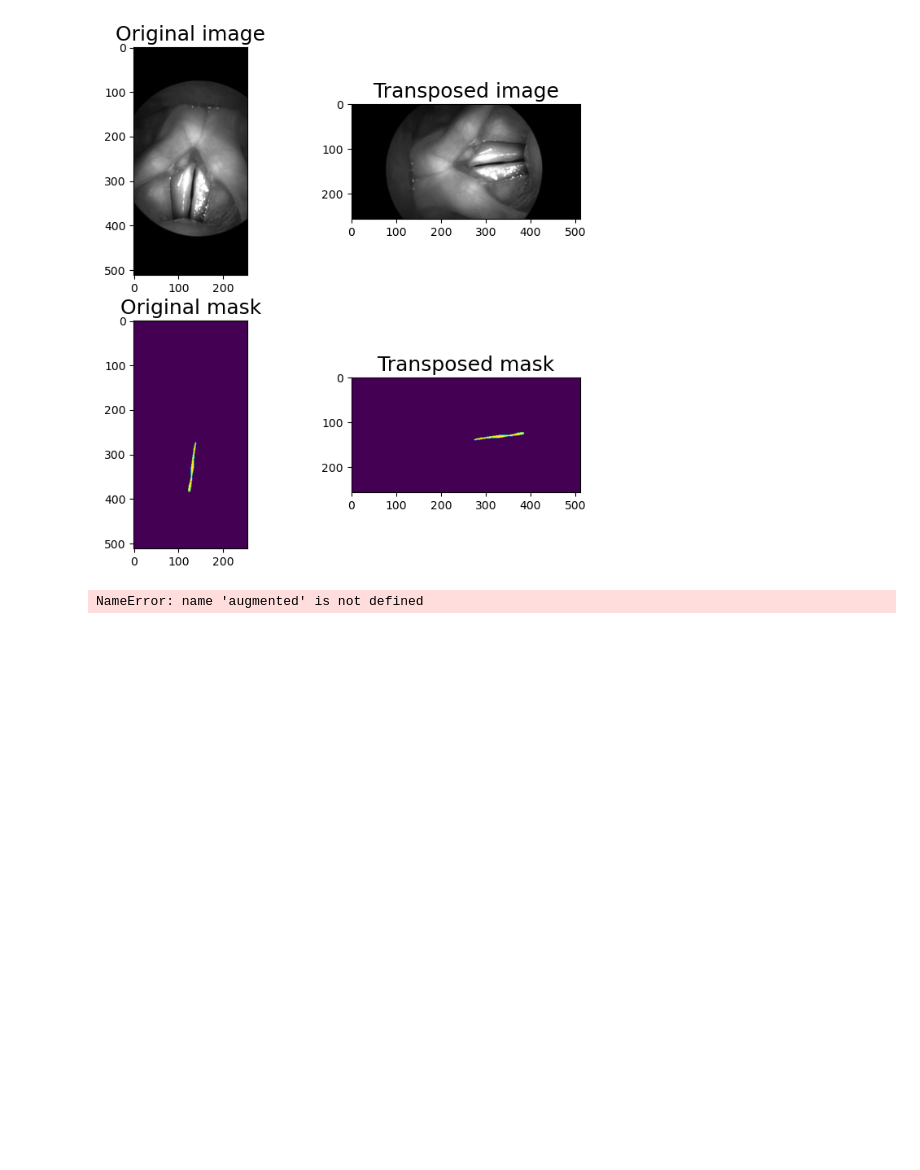
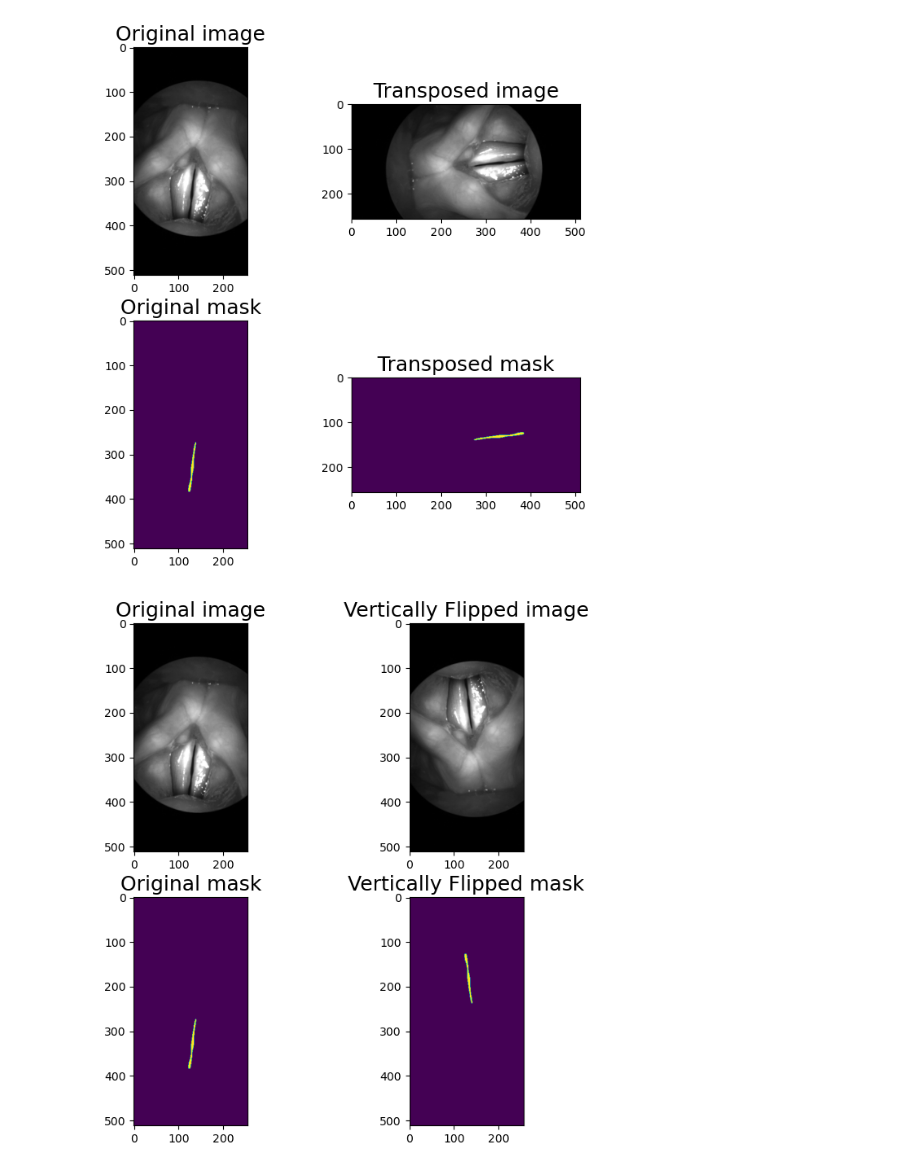
Before and after one commit to KavileBhagavathi/DSSS_Scripts, a Jupyter notebook: Assignment6/Assignment6.ipynb, the cells around one changed output. Drawn from its saved outputs; the diff is of its cells as text; code cells hidden in the pictures; blank space fills up the shorter version.

```diff
--- a/Assignment6/Assignment6.ipynb
+++ b/Assignment6/Assignment6.ipynb
@@ -216,6 +216,13 @@ visualize(image_transposed, mask_transposed, original_image=image, original_mask
 # %% [output]
 [figure]
 # %%
-augmented
+aug = A.VerticalFlip(p=1)
+
+augmented = aug(image=image, mask=mask)
+
+image_h_flipped = augmented['image']
+mask_h_flipped = augmented['mask']
+
+visualize(image_h_flipped, mask_h_flipped, original_image=image, original_mask=mask,ttitle="Vertically Flipped")
 # %% [output]
-NameError: name 'augmented' is not defined
+[figure, added]
```
Also changed, not shown: parts of 2 cells of this notebook.
